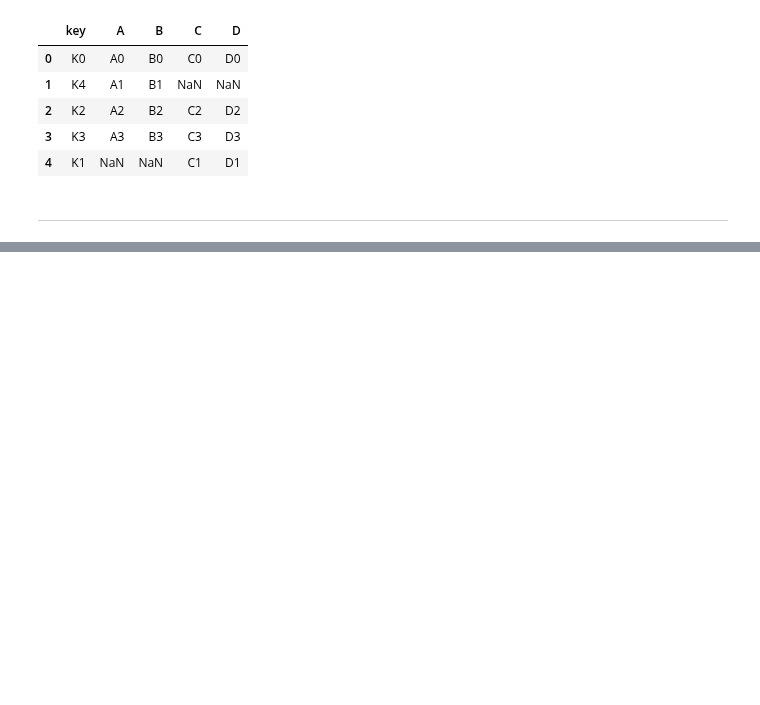
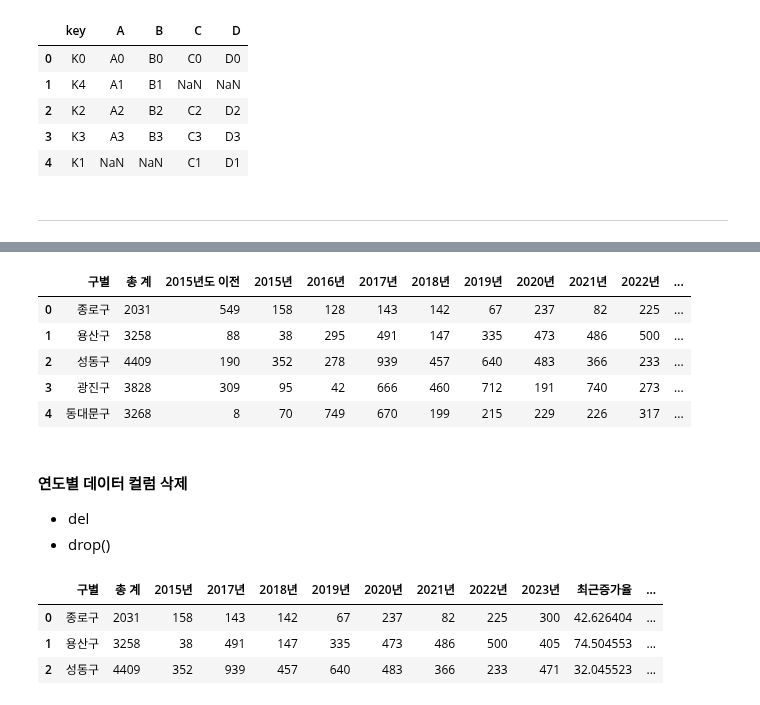
Before and after one commit to solpinetree/ds_study, a Jupyter notebook: source_code/01.Analysis Seoul CCTV.ipynb, the cells around one changed output, grey strips where cells are left out. Cells and saved outputs as stored; diff of their text form; code cells hidden in the pictures; blank space fills up the shorter version.

```diff
--- a/source_code/01.Analysis Seoul CCTV.ipynb
+++ b/source_code/01.Analysis Seoul CCTV.ipynb
@@ -850,0 +880,14 @@ pd.merge(left, right, how = "outer", on = "key") # how 인자의 default 값은
+# %%
+data_result = pd.merge(CCTV_Seoul, pop_Seoul, on ="구별")
+data_result.head()
+# %% [output]
+|  | 구별 | 총 계 | 2015년도 이전 | 2015년 | 2016년 | 2017년 | 2018년 | 2019년 | 2020년 | 2021년 | 2022년 | ... |
+| 0 | 종로구 | 2031 | 549 | 158 | 128 | 143 | 142 | 67 | 237 | 82 | 225 | ... |
+| 1 | 용산구 | 3258 | 88 | 38 | 295 | 491 | 147 | 335 | 473 | 486 | 500 | ... |
+| 2 | 성동구 | 4409 | 190 | 352 | 278 | 939 | 457 | 640 | 483 | 366 | 233 | ... |
+| 3 | 광진구 | 3828 | 309 | 95 | 42 | 666 | 460 | 712 | 191 | 740 | 273 | ... |
+| 4 | 동대문구 | 3268 | 8 | 70 | 749 | 670 | 199 | 215 | 229 | 226 | 317 | ... |
+# %% [markdown]
+#### 연도별 데이터 컬럼 삭제
+- del
+- drop()
@@ -850,0 +898,7 @@ pd.merge(left, right, how = "outer", on = "key") # how 인자의 default 값은
+# %%
+data_result.head(3)
+# %% [output]
+|  | 구별 | 총 계 | 2015년 | 2017년 | 2018년 | 2019년 | 2020년 | 2021년 | 2022년 | 2023년 | 최근증가율 | ... |
+| 0 | 종로구 | 2031 | 158 | 143 | 142 | 67 | 237 | 82 | 225 | 300 | 42.626404 | ... |
+| 1 | 용산구 | 3258 | 38 | 491 | 147 | 335 | 473 | 486 | 500 | 405 | 74.504553 | ... |
+| 2 | 성동구 | 4409 | 352 | 939 | 457 | 640 | 483 | 366 | 233 | 471 | 32.045523 | ... |
```
Also changed, not shown: parts of 66 cells of this notebook.
